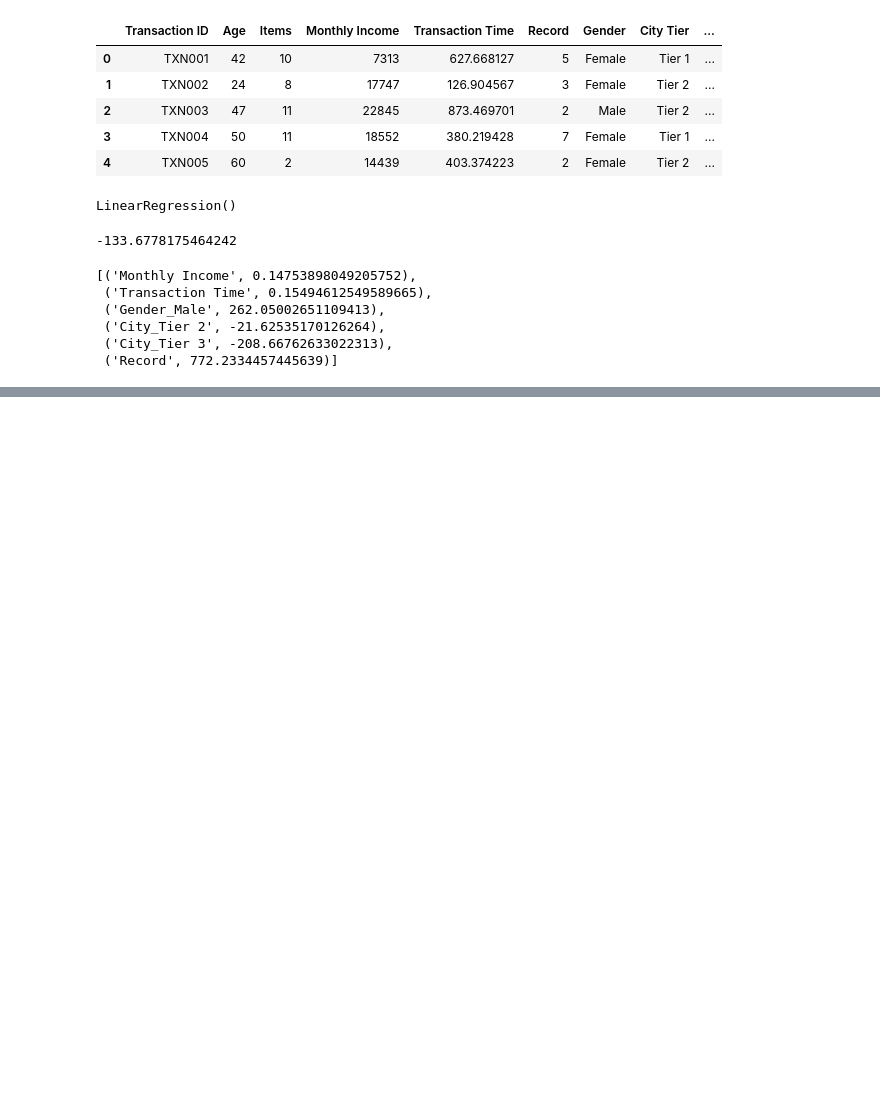
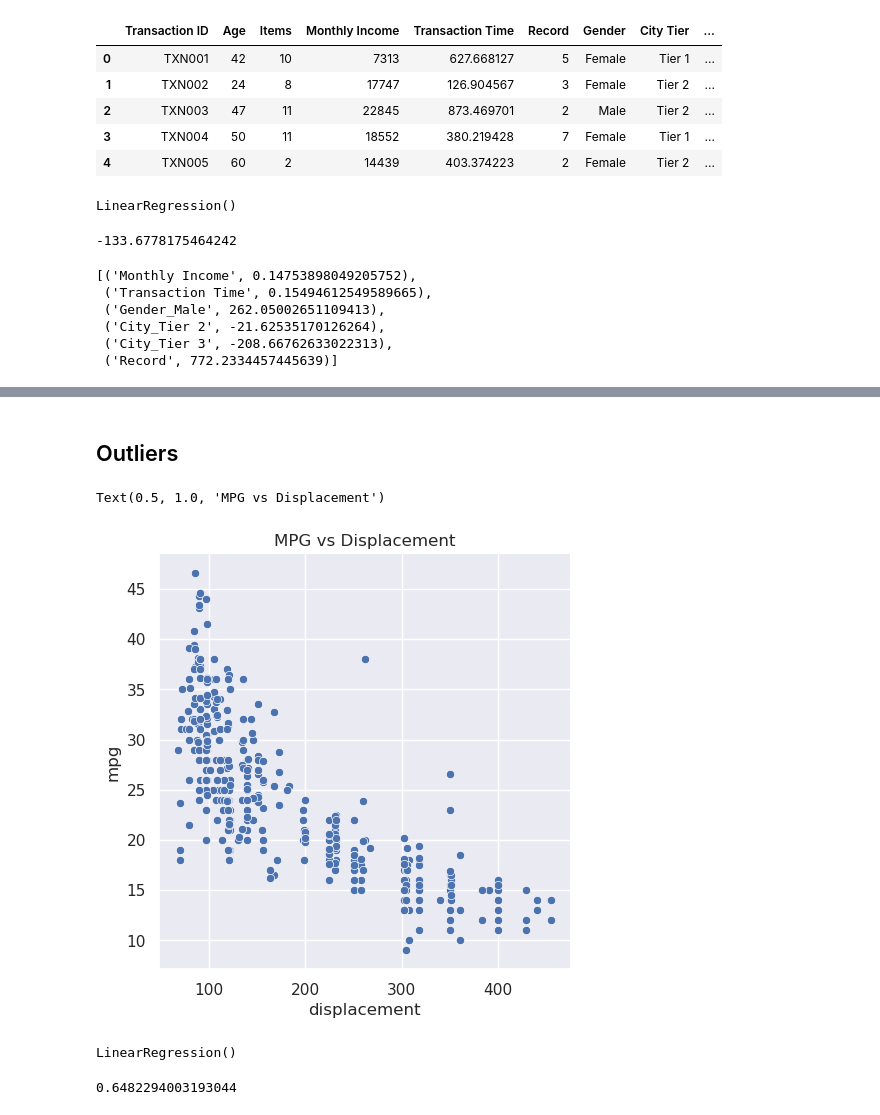
Before and after one commit to mmunozbe/ml-course, a Jupyter notebook: T4-5-Linear Regression-Problemas con RL.ipynb, the cells around one changed output, grey strips where cells are left out. Drawn from its saved outputs; the diff is of its cells as text; code cells hidden in the pictures; blank space fills up the shorter version.

```diff
--- a/T4-5-Linear Regression-Problemas con RL.ipynb
+++ b/T4-5-Linear Regression-Problemas con RL.ipynb
@@ -137,0 +294,19 @@ list(zip(feature_cols, lm.coef_))
+# %% [markdown]
+## Outliers
+# %%
+sns.relplot(x="displacement", y="mpg", data=data_auto_clean, kind="scatter")
+plt.title("MPG vs Displacement")
+# %% [output]
+Text(0.5, 1.0, 'MPG vs Displacement')
+[figure, added]
+# %%
+lm_outliers = LinearRegression()
+x = pd.DataFrame(data_auto_clean["displacement"])
+y = pd.DataFrame(data_auto_clean["mpg"])
+lm_outliers.fit(x,y)
+# %% [output]
+LinearRegression()
+# %%
+lm_outliers.score(x, y)
+# %% [output]
+0.6482294003193044
```
Also changed, not shown: parts of 33 cells of this notebook.
